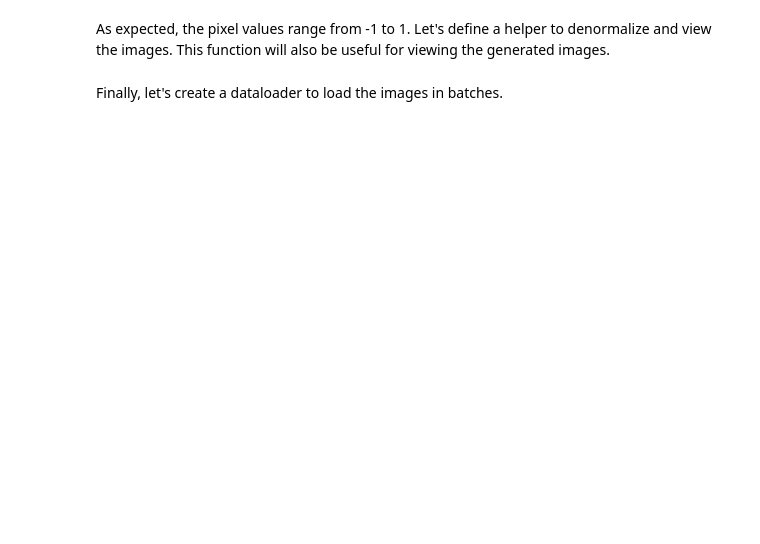
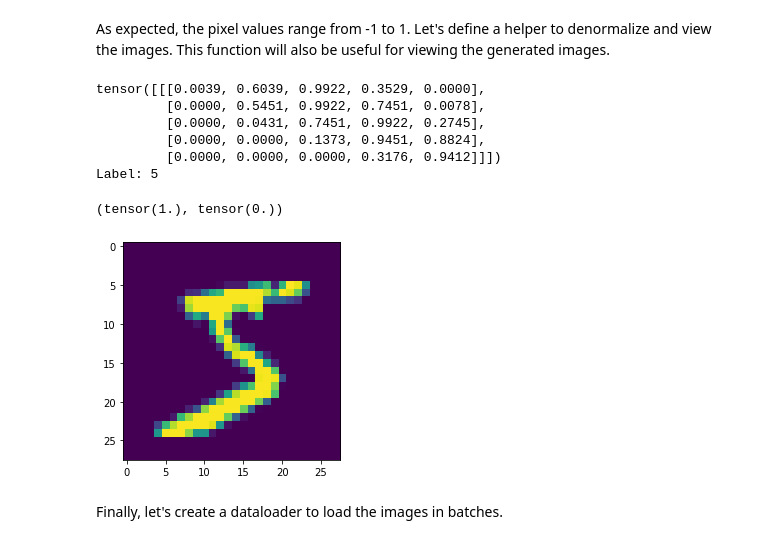
Before and after one commit to hizuka590/learning-pytorch, a Jupyter notebook: 06-mnist-gan/06-mnist-gan.ipynb, the cells around one changed output. Drawn from its saved outputs; the diff is of its cells as text; code cells hidden in the pictures; blank space fills up the shorter version.

```diff
--- a/06-mnist-gan/06-mnist-gan.ipynb
+++ b/06-mnist-gan/06-mnist-gan.ipynb
@@ -66,10 +104,21 @@ def denorm(x):
 # %%
 import matplotlib.pyplot as plt
 %matplotlib inline
 
 img_norm = denorm(img)
-plt.imshow(img_norm[0], cmap='gray')
+print(img_norm[:,10:15,10:15])
+plt.imshow(img_norm[0])
 print('Label:', label)
+torch.max(img_norm), torch.min(img_norm)
+# %% [output]
+tensor([[[0.0039, 0.6039, 0.9922, 0.3529, 0.0000],
+         [0.0000, 0.5451, 0.9922, 0.7451, 0.0078],
+         [0.0000, 0.0431, 0.7451, 0.9922, 0.2745],
+         [0.0000, 0.0000, 0.1373, 0.9451, 0.8824],
+         [0.0000, 0.0000, 0.0000, 0.3176, 0.9412]]])
+Label: 5
+(tensor(1.), tensor(0.))
+[figure, added]
 # %% [markdown]
 Finally, let's create a dataloader to load the images in batches.
 # %%
```
Also changed, not shown: parts of 26 cells of this notebook, 16 other files.
